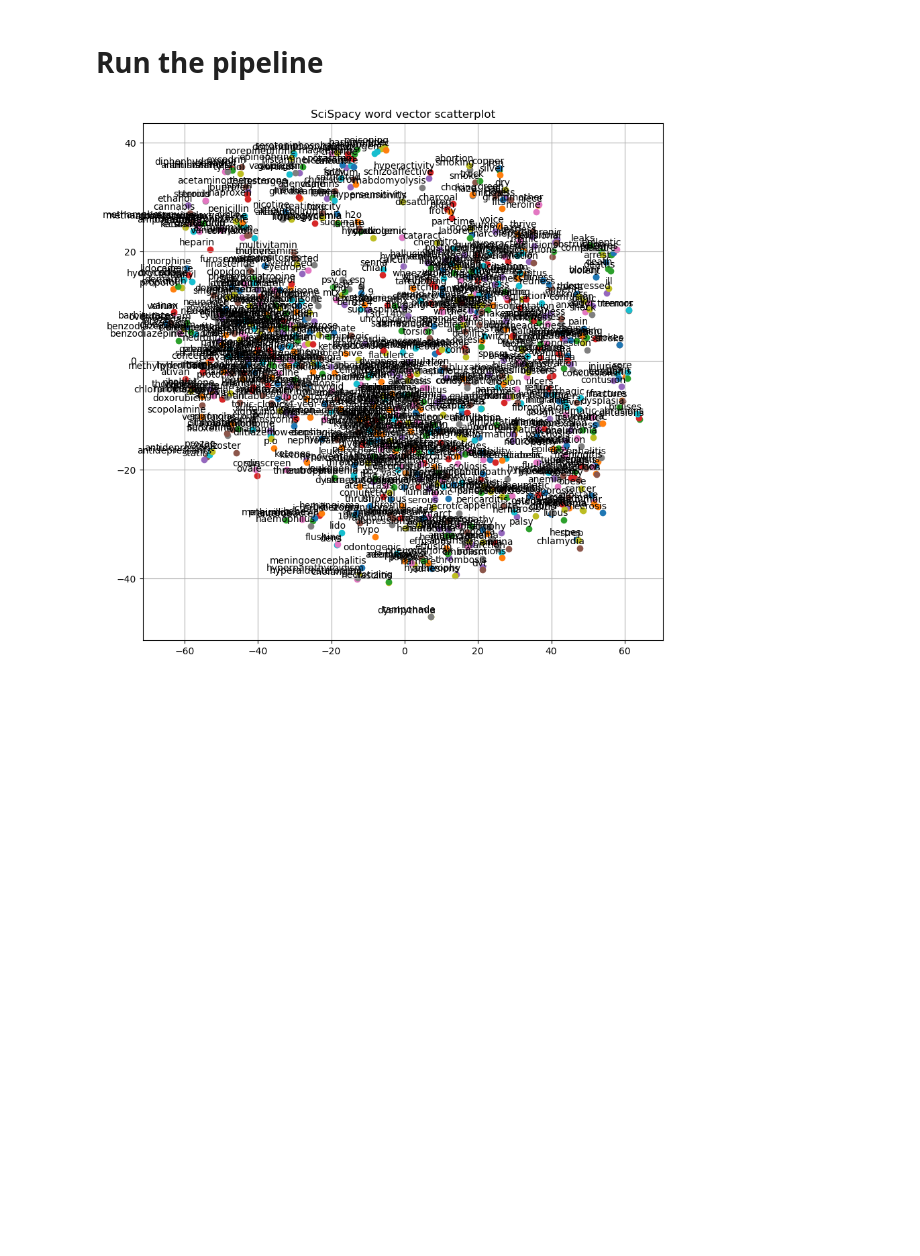
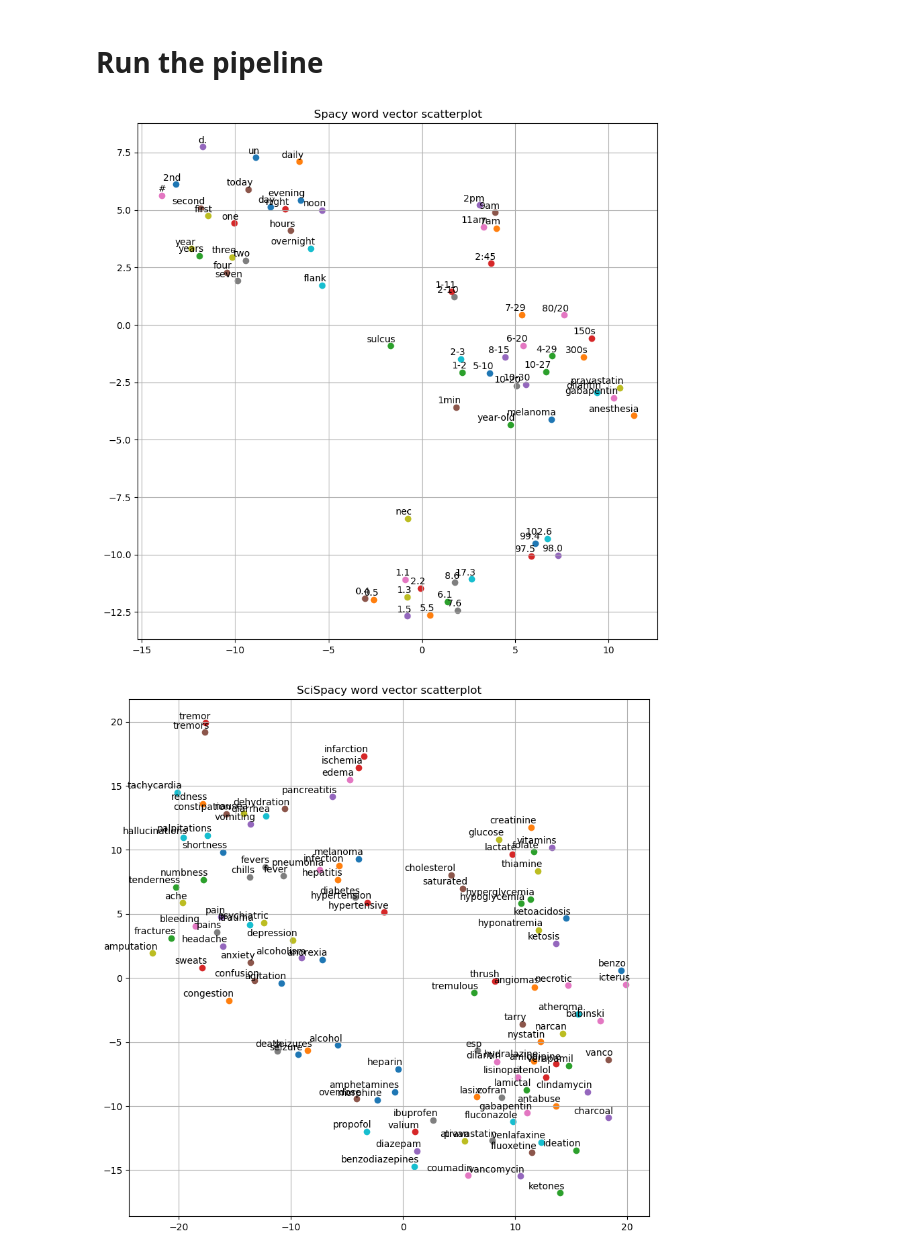
Before and after one commit to CountDer3k/Homework-AIH-2025, a Jupyter notebook: HW3/MIMIC_NLP.ipynb, the cells around one changed output. Saved outputs shown, nothing was run; the diff lists cells and outputs as text; code cells hidden in the pictures; blank space fills up the shorter version.

```diff
--- a/HW3/MIMIC_NLP.ipynb
+++ b/HW3/MIMIC_NLP.ipynb
@@ -50,13 +50,15 @@ def plot_entities(model, words, title, use_wv=True, map_size=(16, 16)):
                 tokens.append(model.wv[word])
                 labels.append(word)
             else:
-                print(f"skipping {word}")
+                continue
+                #print(f"skipping {word}")
         else:
             if word in model:
                 tokens.append(model[word])
                 labels.append(word)
             else:
-                print(f"skipping {word}")
+                continue
+                #print(f"skipping {word}")
 
     tnse_model = TSNE(perplexity=11, early_exaggeration=12, n_components=2, init='pca', n_iter=1000, random_state=23)
     new_values = tnse_model.fit_transform(np.array(tokens))
@@ -75,39 +77,40 @@ def plot_entities(model, words, title, use_wv=True, map_size=(16, 16)):
 # Run the pipeline
 # %%
 # Call above functions to run the pipeline
-_adhd_notes_file = 'dataframe_output/adhd_lg.csv'
+_adhd_notes_file = 'dataframe_output/adhd_sm.csv'
 _map_size = (10,10)
 
 # NLPs
 spacy_nlp = spacy.load('en_core_web_sm')
 scispacy_nlp = en_core_sci_md.load()
 ner_nlp = spacy.load("en_ner_bc5cdr_md")
 p_model = api.load("glove-wiki-gigaword-50")
 
 # Load the data
 adhd_note_word_list = []
 with open(_adhd_notes_file, 'r') as file:
     lines = file.readlines()
     for line in lines:
         adhd_note_word_list.append(line)
 
 # Spacy
 spacy_corpus = extract_entities(adhd_note_word_list, spacy_nlp)
 spacy_embeddings = word2vec.Word2Vec(spacy_corpus, min_count=1)
 spacy_vocab = spacy_embeddings.wv.index_to_key
 spacy_vector = np.array(list(spacy_vocab))
 spacy_words = [word for word in spacy_vector if word in p_model.key_to_index]
 plot_entities(p_model, spacy_words, "Spacy word vector scatterplot", use_wv=False, map_size=_map_size)
 
 # Scispacy
 sci_corpus = extract_entities(adhd_note_word_list, ner_nlp)
 sci_embeddings = word2vec.Word2Vec(sci_corpus, min_count=1)
 sci_vocab = sci_embeddings.wv.index_to_key
 sci_vector = np.array(list(sci_vocab))
 sci_words = [word for word in sci_vector if word in p_model.key_to_index]
 plot_entities(p_model, sci_words, "SciSpacy word vector scatterplot",use_wv=False, map_size=_map_size)
 # %% [output]
-[figure, old version]
+[figure, new version]
+[figure, added]
 # %%
 from collections import Counter
 
```
Also changed, not shown: parts of 1 cell of this notebook, 10 other files.
